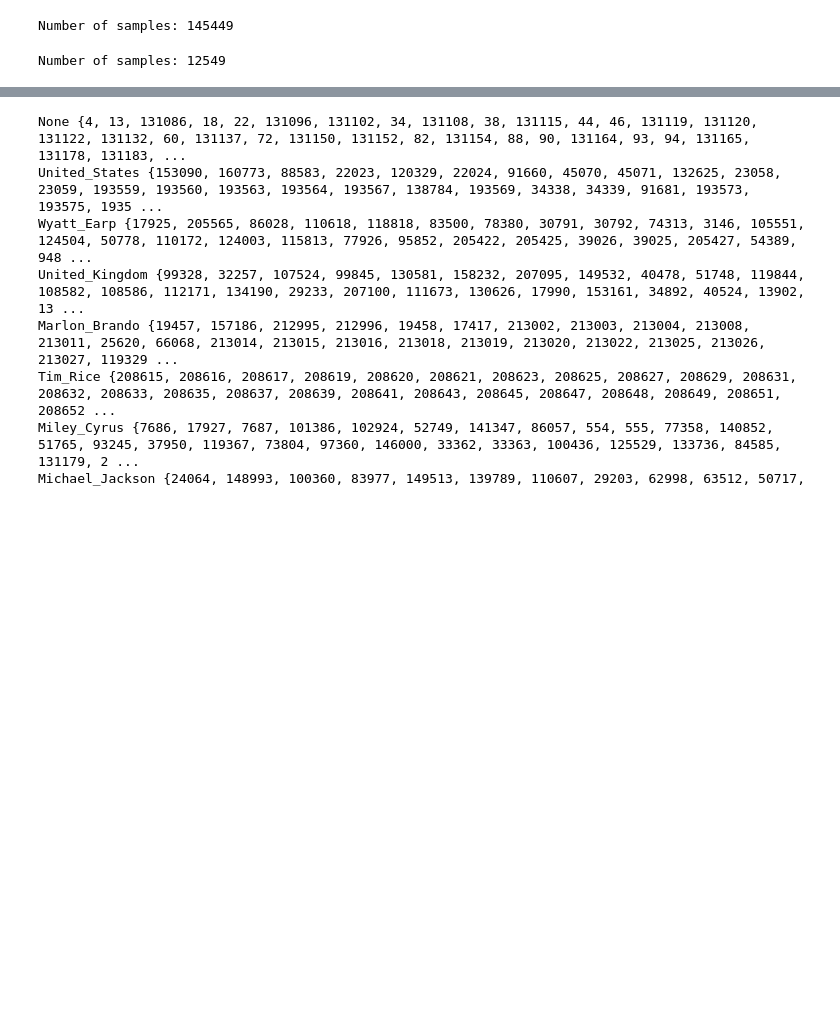
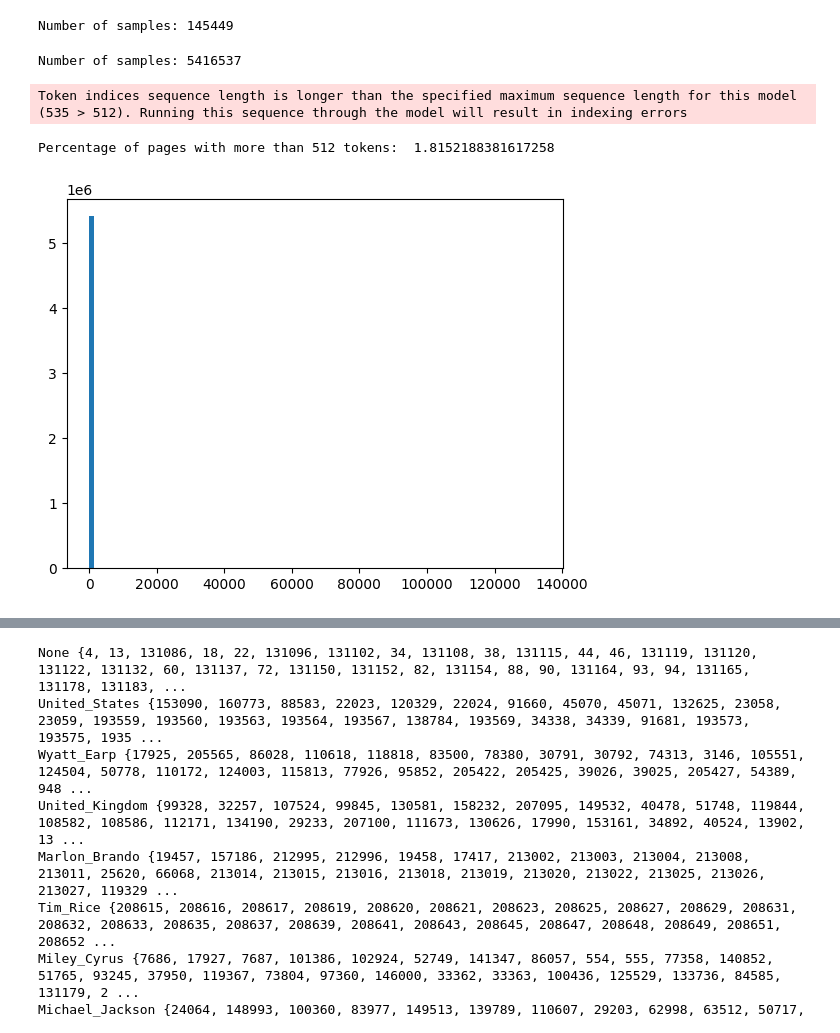
Before and after one commit to ignajgalloupm/tfm_disinformation, a Jupyter notebook: dataset_exploration.ipynb, the cells around one changed output, grey strips where cells are left out. Cells and saved outputs as stored; diff of their text form; code cells hidden in the pictures; blank space fills up the shorter version.

```diff
--- a/dataset_exploration.ipynb
+++ b/dataset_exploration.ipynb
@@ -62,10 +62,25 @@ class WikiDataset(Dataset):
     def __getitem__(self, index):
         return self.dataset[index]
 
-wiki = WikiDataset('train', reduced=True)
+wiki = WikiDataset('train', reduced=False)
 print('Number of samples:', len(wiki))
 # %% [output]
-Number of samples: 12549
+Number of samples: 5416537
+# %%
+from transformers import AutoTokenizer
+
+tokenizer = AutoTokenizer.from_pretrained("sentence-transformers/all-mpnet-base-v2")
+
+l = []
+for p in wiki:
+    l.append(len(tokenizer(p['text']).input_ids))
+plt.hist(l, bins=100)
+# percentage of pages with more than 512 tokens
+print('Percentage of pages with more than 512 tokens: ', 100*sum([1 for i in l if i > 512])/len(l))
+# %% [output]
+Token indices sequence length is longer than the specified maximum sequence length for this model (535 > 512). Running this sequence through the model will result in indexing errors
+Percentage of pages with more than 512 tokens:  1.8152188381617258
+[figure, added]
 # %%
 # create a dictionary with the id of the wiki page as key and the id of the sentence as value
 wiki_dict = {}
```
Also changed, not shown: parts of 2 cells of this notebook.
